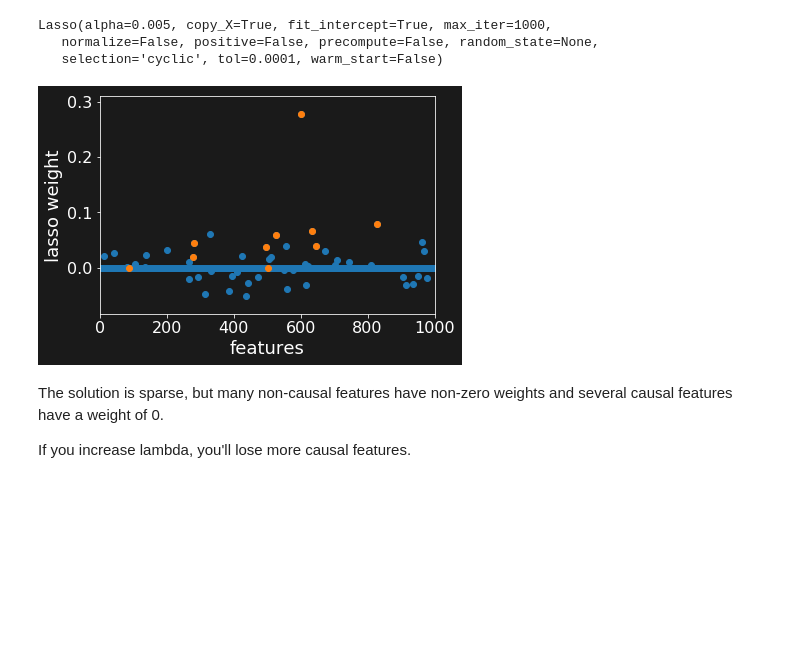
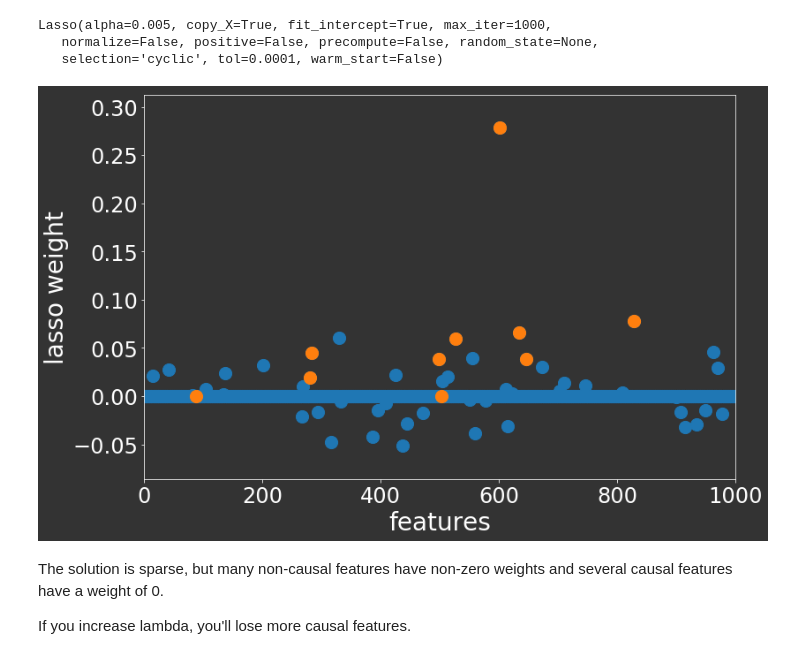
Before and after one commit to chagaz/sfan, a Jupyter notebook: StructuredSparsity.ipynb, the cells around one changed output. Saved outputs shown, nothing was run; the diff lists cells and outputs as text; code cells hidden in the pictures; blank space fills up the shorter version.

Commit message:
bigger size plots for presentations

```diff
--- a/StructuredSparsity.ipynb
+++ b/StructuredSparsity.ipynb
@@ -12,7 +12,7 @@ Populating the interactive namespace from numpy and matplotlib
 prop_cycle = plt.rcParams['axes.prop_cycle']
 def_colors = prop_cycle.by_key()['color']
 # %%
-plt.rc('font', **{'size': 16})
+plt.rc('font', **{'size': 24})
 # %%
 # To plot on dark background (for slides)
 plt.style.use('dark_style.mplstyle')
@@ -228,22 +231,22 @@ Lasso(alpha=0.005, copy_X=True, fit_intercept=True, max_iter=1000,
    normalize=False, positive=False, precompute=False, random_state=None,
    selection='cyclic', tol=0.0001, warm_start=False)
 # %%
-fig = plt.figure(figsize(6, 4))
+fig = plt.figure(figsize(12, 8))
 
 plt.scatter(range(num_feats), # x = SNP position
-            model.coef_) # y = regression weight
+            model.coef_, # y = regression weight
+            s=200)
 
-plt.scatter(causl,
-            model.coef_[causl],
-            color=def_colors[1])
+plt.scatter(causl, model.coef_[causl],
+            color=def_colors[1], s=200)
 
-plt.xlabel("features", fontsize=18)
-plt.ylabel("lasso weight", fontsize=18)
+plt.xlabel("features", fontsize=28)
+plt.ylabel("lasso weight", fontsize=28)
 plt.xlim([0, num_feats])
 
 plt.savefig('structured_sparsity/lasso_weights.png', bbox_inches='tight')
 # %% [output]
-[figure, old version]
+[figure, new version]
 # %% [markdown]
 The solution is sparse, but many non-causal features have non-zero weights and several causal features have a weight of 0.
 
```
Also changed, not shown: parts of 15 cells of this notebook.
